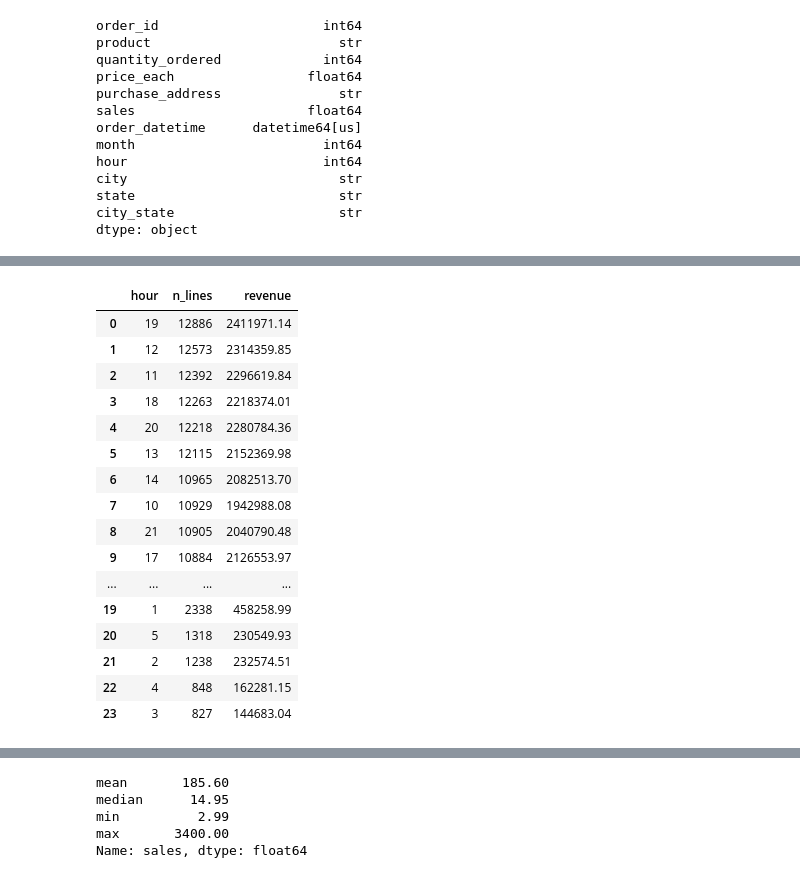
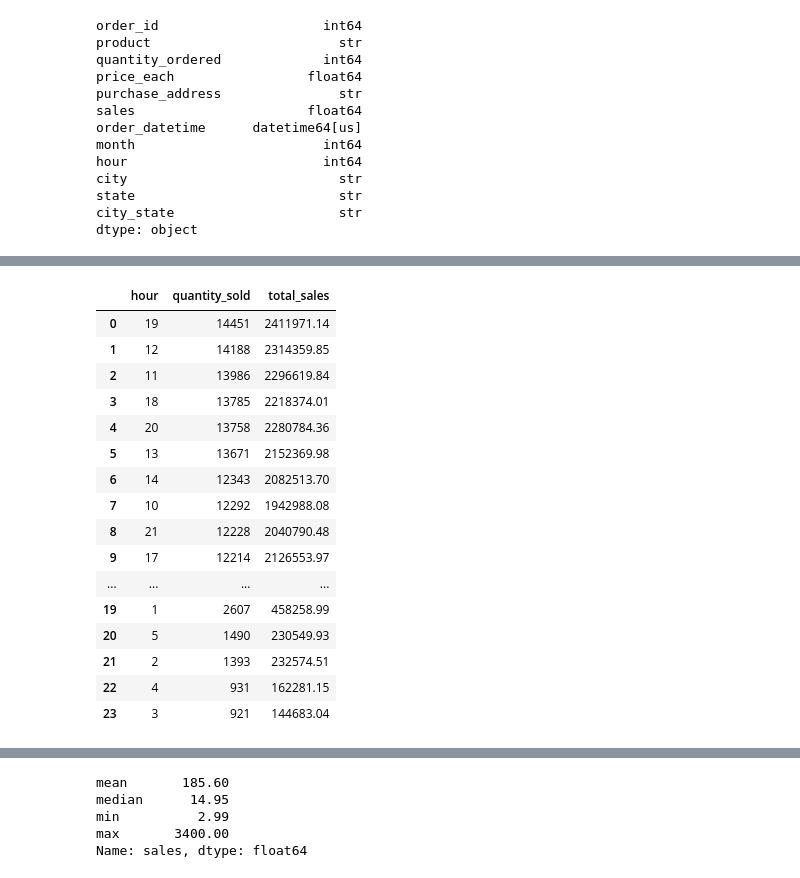
Before and after one commit to saa824/STAT556-Homework-2, a Jupyter notebook: notebooks/02_Exploratory_Analysis.ipynb, the cells around one changed output, grey strips where cells are left out. Drawn from its saved outputs; the diff is of its cells as text; code cells hidden in the pictures.

```diff
--- a/notebooks/Exploratory_analysis.ipynb
+++ b/notebooks/02_Exploratory_Analysis.ipynb
@@ -85,20 +96,20 @@ by_hour[["hour", "n_lines", "revenue"]]
 # %%
-by_hour.sort_values("n_lines", ascending=False).reset_index(drop=True)[["hour", "n_lines", "revenue"]]
+by_hour.sort_values("quantity_sold", ascending=False).reset_index(drop=True)[["hour", "quantity_sold", "total_sales"]]
 # %% [output]
-|  | hour | n_lines | revenue |
-| 0 | 19 | 12886 | 2411971.14 |
-| 1 | 12 | 12573 | 2314359.85 |
-| 2 | 11 | 12392 | 2296619.84 |
-| 3 | 18 | 12263 | 2218374.01 |
-| 4 | 20 | 12218 | 2280784.36 |
-| 5 | 13 | 12115 | 2152369.98 |
-| 6 | 14 | 10965 | 2082513.70 |
-| 7 | 10 | 10929 | 1942988.08 |
-| 8 | 21 | 10905 | 2040790.48 |
-| 9 | 17 | 10884 | 2126553.97 |
+|  | hour | quantity_sold | total_sales |
+| 0 | 19 | 14451 | 2411971.14 |
+| 1 | 12 | 14188 | 2314359.85 |
+| 2 | 11 | 13986 | 2296619.84 |
+| 3 | 18 | 13785 | 2218374.01 |
+| 4 | 20 | 13758 | 2280784.36 |
+| 5 | 13 | 13671 | 2152369.98 |
+| 6 | 14 | 12343 | 2082513.70 |
+| 7 | 10 | 12292 | 1942988.08 |
+| 8 | 21 | 12228 | 2040790.48 |
+| 9 | 17 | 12214 | 2126553.97 |
 | ... | ... | ... | ... |
-| 19 | 1 | 2338 | 458258.99 |
-| 20 | 5 | 1318 | 230549.93 |
-| 21 | 2 | 1238 | 232574.51 |
-| 22 | 4 | 848 | 162281.15 |
-| 23 | 3 | 827 | 144683.04 |
+| 19 | 1 | 2607 | 458258.99 |
+| 20 | 5 | 1490 | 230549.93 |
+| 21 | 2 | 1393 | 232574.51 |
+| 22 | 4 | 931 | 162281.15 |
+| 23 | 3 | 921 | 144683.04 |
```
Also changed, not shown: parts of 18 cells of this notebook, 11 other files.
